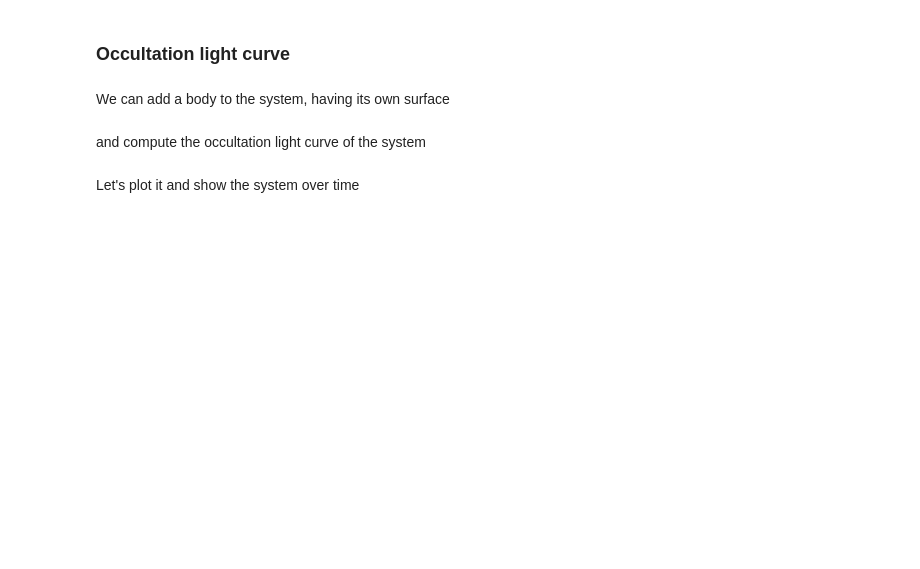
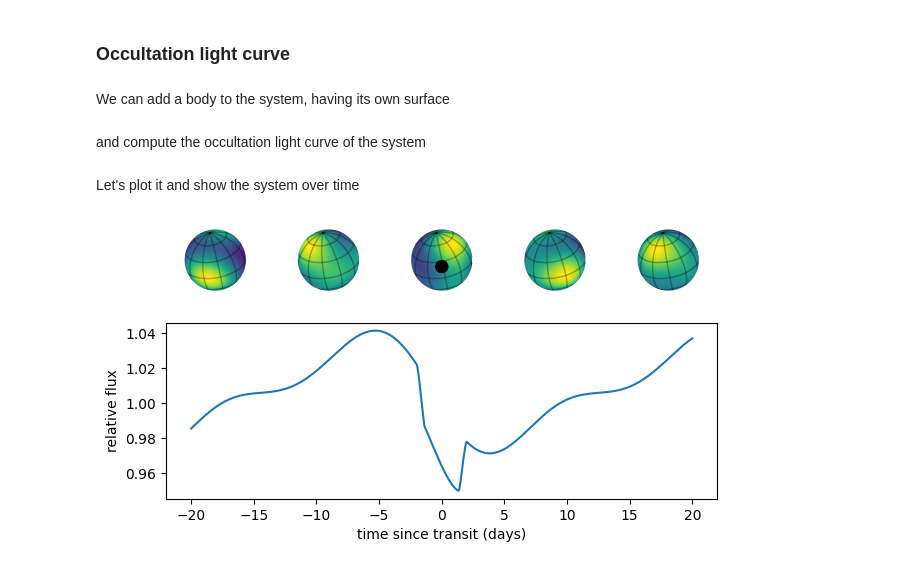
Before and after one commit to exoplanet-dev/jaxoplanet, a Jupyter notebook: docs/tutorials/quickstart.ipynb, the cells around one changed output. Drawn from its saved outputs; the diff is of its cells as text; code cells hidden in the pictures; blank space fills up the shorter version.

```diff
--- a/docs/tutorials/quickstart.ipynb
+++ b/docs/tutorials/quickstart.ipynb
@@ -90,10 +104,10 @@ Using the limb darkening coefficients of the Sun from [Hestroffer and Magnan](ht
 # %%
 from jaxoplanet.light_curves.limb_dark import light_curve
 
-u = (0.30505, 1.13123, -0.78604, 0.40560, 0.02297, -0.07880)
+u_sun = (0.30505, 1.13123, -0.78604, 0.40560, 0.02297, -0.07880)
 time = jnp.linspace(-0.5, 0.5, 1000)
 
-flux = 1.0 + light_curve(system, u)(time)
+flux = 1.0 + light_curve(system, u_sun)(time)
 # %% [markdown]
 and plot the resulting light curve
 # %%
@@ -157,9 +177,9 @@ secondary_surface = Surface(
 )
 
 system = system.add_body(
-    semimajor=40.0 * ureg.au,
-    radius=20.0 * ureg.R_earth,
-    mass=1.0 * ureg.M_earth,
+    semimajor=(40.0 * u.au).to(u.R_sun).value,
+    radius=(20.0 * u.R_earth).to(u.R_sun).value,
+    mass=(1.0 * u.M_earth).to(u.M_sun).value,
     impact_param=0.2,
     surface=secondary_surface,
 )
@@ -175,25 +195,25 @@ Let's plot it and show the system over time
 # %%
 n_plots = 5
 times = jnp.linspace(t_start, t_end, n_plots)
-radius_ratio = (system.bodies[0].radius / system.central.radius).magnitude
+radius_ratio = system.bodies[0].radius / system.central.radius
 gs = plt.GridSpec(2, n_plots)
 
 plt.figure(figsize=(6.5, 4.0))
 
 for i in range(n_plots):
     ax = plt.subplot(gs[0, i])
     phase = surface.rotational_phase(times[i])
     x, y = system.bodies[0].position(times[i])[0:2]
     show_surface(surface, ax=ax, theta=phase)
-    circle = plt.Circle(
-        (x.magnitude, y.magnitude), radius_ratio, color="k", fill=True, zorder=10
-    )
+    circle = plt.Circle((x, y), radius_ratio, color="k", fill=True, zorder=10)
     ax.add_artist(circle)
     ax.set_xlim(-1.5, 1.5)
 
 plt.subplot(gs[1, :])
 plt.plot(time, flux)
 
 plt.xlabel("time since transit (days)")
 plt.ylabel("relative flux")
 plt.tight_layout()
+# %% [output]
+[figure, added]
```
Also changed, not shown: parts of 9 cells of this notebook, 10 other files.
